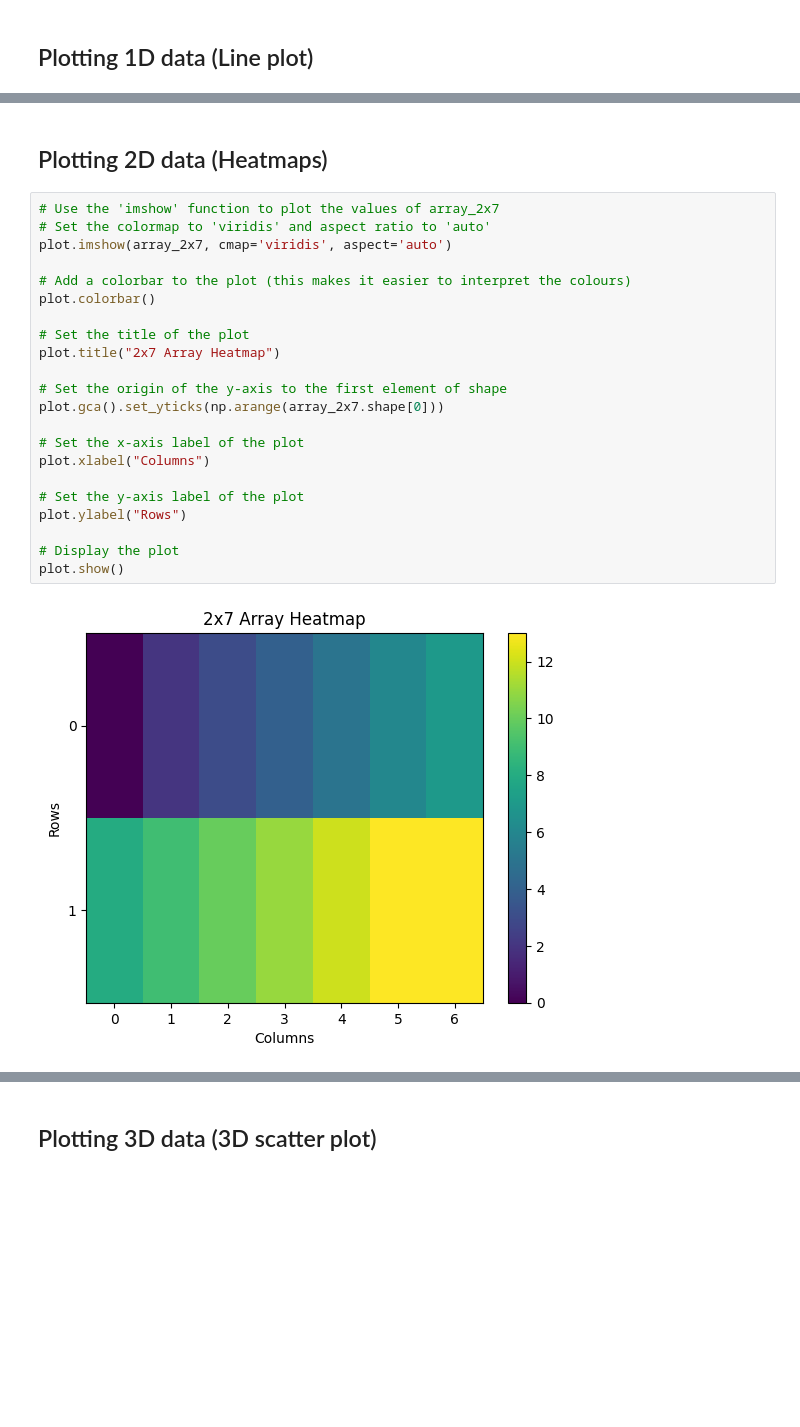
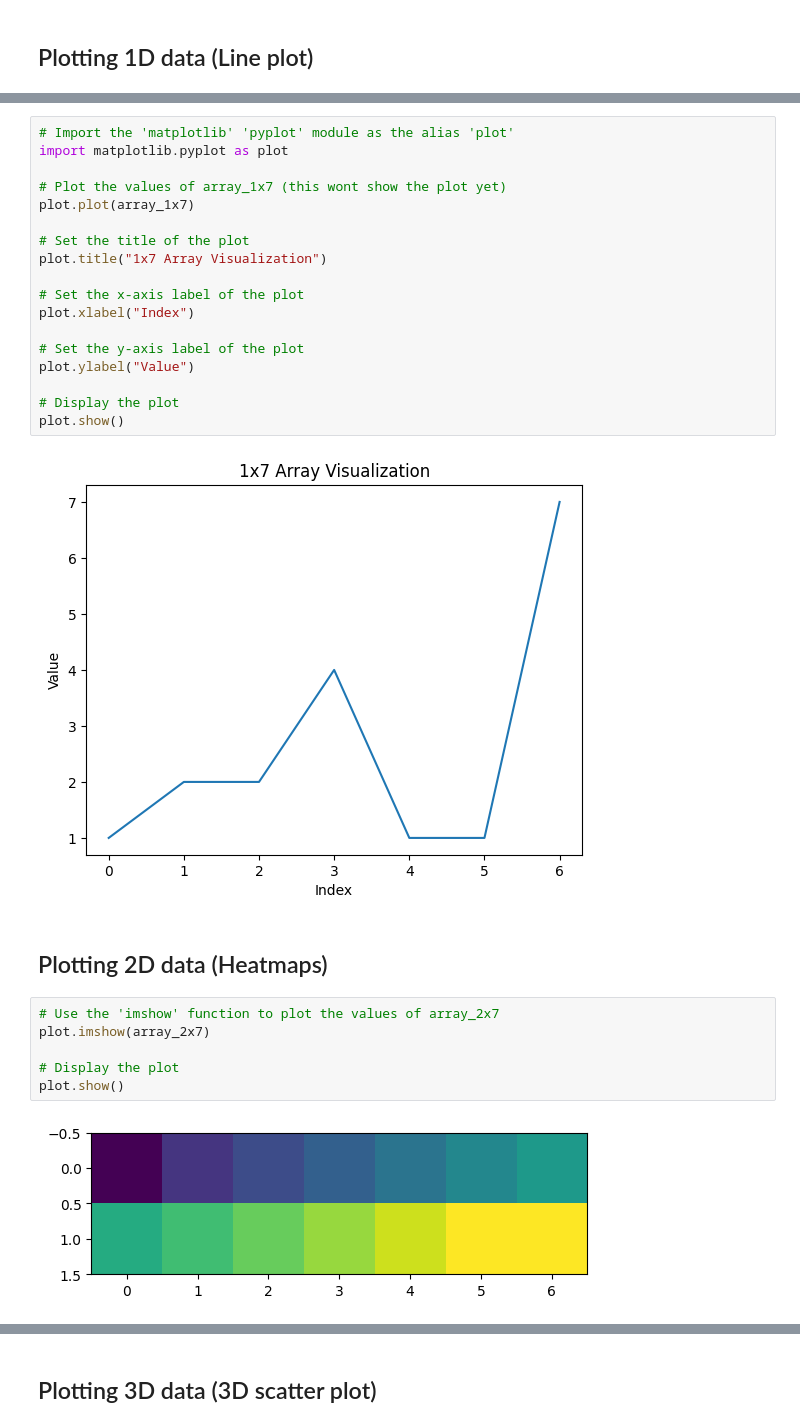
Before and after one commit to letsdodigital/coding-hands-on, a Jupyter notebook: programming_in_healthcare/module_3/lesson_3/lesson_3_answers.ipynb, the cells around one changed output, grey strips where cells are left out. Cells and saved outputs as stored; diff of their text form; blank space fills up the shorter version.

```diff
--- a/programming_in_healthcare/module_3/lesson_3/lesson_3_answers.ipynb
+++ b/programming_in_healthcare/module_3/lesson_3/lesson_3_answers.ipynb
@@ -68,26 +59,30 @@ plot.show()
+# %%
+# Import the 'matplotlib' 'pyplot' module as the alias 'plot'
+import matplotlib.pyplot as plot
+
+# Plot the values of array_1x7 (this wont show the plot yet)
+plot.plot(array_1x7)
+
+# Set the title of the plot
+plot.title("1x7 Array Visualization")
+
+# Set the x-axis label of the plot
+plot.xlabel("Index")
+
+# Set the y-axis label of the plot
+plot.ylabel("Value")
+
+# Display the plot
+plot.show()
+# %% [output]
+[figure, added]
 # %% [markdown]
 ## Plotting 2D data (Heatmaps)
 # %%
 # Use the 'imshow' function to plot the values of array_2x7
-# Set the colormap to 'viridis' and aspect ratio to 'auto'
-plot.imshow(array_2x7, cmap='viridis', aspect='auto')
-
-# Add a colorbar to the plot (this makes it easier to interpret the colours)
-plot.colorbar()
-
-# Set the title of the plot
-plot.title("2x7 Array Heatmap")
-
-# Set the origin of the y-axis to the first element of shape
-plot.gca().set_yticks(np.arange(array_2x7.shape[0]))
-
-# Set the x-axis label of the plot
-plot.xlabel("Columns")
-
-# Set the y-axis label of the plot
-plot.ylabel("Rows")
+plot.imshow(array_2x7)
 
 # Display the plot
 plot.show()
 # %% [output]
-[figure, old version]
+[figure, new version]
```
Also changed, not shown: parts of 5 cells of this notebook, 3 other files.
